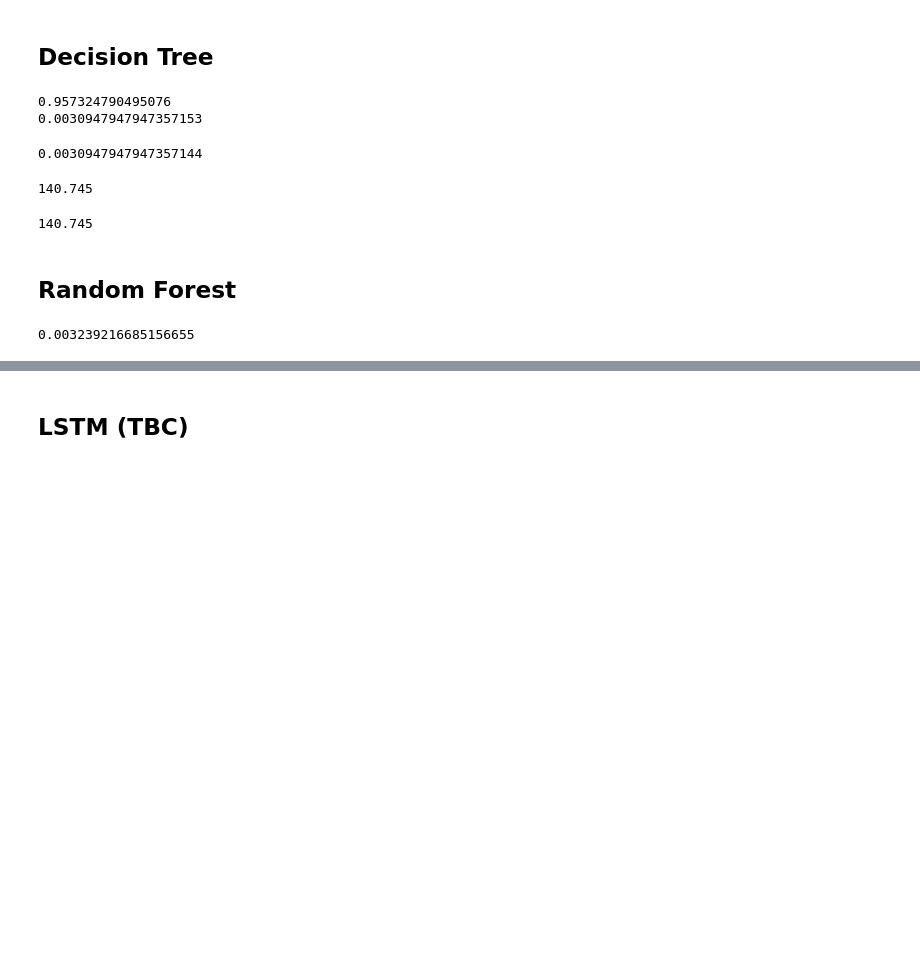
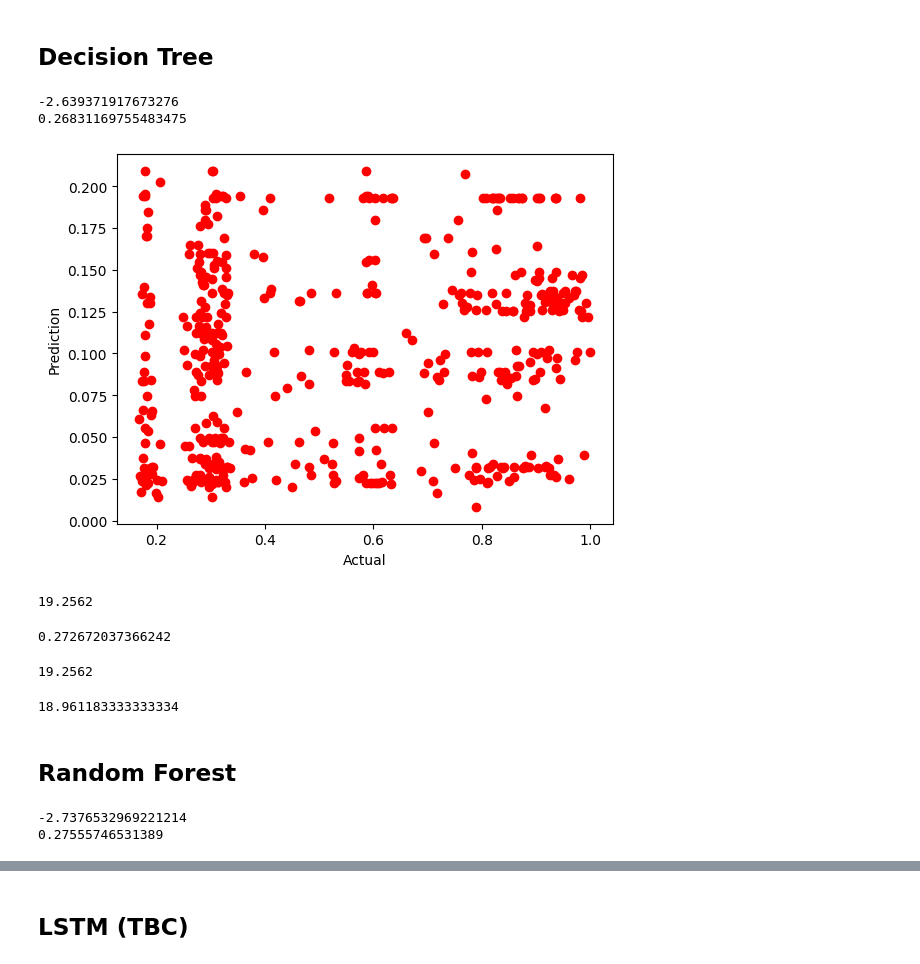
Before and after one commit to kianwai96/Stock-Price-Prediction, a Jupyter notebook: ML models.ipynb, the cells around one changed output, grey strips where cells are left out. Cells and saved outputs as stored; diff of their text form; code cells hidden in the pictures; blank space fills up the shorter version.

```diff
--- a/ML models.ipynb
+++ b/ML models.ipynb
@@ -45,2 +45,5 @@ df
 # %%
 df['Close'] = df['Close'].shift(-1)
+df.dropna(inplace=True)
+
+df_date = df.index
@@ -49,7 +50,9 @@ df.dropna(inplace=True)
 # %%
-from sklearn.preprocessing import MinMaxScaler
-
 df_columns = df.columns
 scaler = MinMaxScaler()
 
 df_transformed = scaler.fit_transform(df)
+df_transformed = pd.DataFrame(df_transformed)
+
+df_transformed.columns = df_columns
+df_transformed.set_index(df_date, inplace=True)
@@ -81,9 +66,10 @@ def traintest(data):
     Y = data['Close']
 
     X_train = X.iloc[0:int(0.7*len(X))]
-    Y_train = Y.iloc[int(len(X))-int(0.7*len(X)):int(len(Y))]
-    X_test = X.iloc[0:int(0.7*len(X))]
-    Y_test = Y.iloc[int(len(X))-int(0.7*len(X)):int(len(Y))]
+    Y_train = Y.iloc[0:int(0.7*len(Y))]
+
+    X_test = X.iloc[int(0.7*len(X)):len(X)]
+    Y_test = Y.iloc[int(0.7*len(Y)):int(len(Y))]
 
 
 
@@ -158,6 +143,8 @@ Best R² Score: 0.2655
 ## Decision Tree
 # %%
 from sklearn.tree import DecisionTreeRegressor
+
+X_train, X_test, Y_train,Y_test = traintest(df_transformed)
 
 dt = DecisionTreeRegressor()
 
@@ -165,15 +152,36 @@ dt.fit(X_train, Y_train)
 
 y_pred = dt.predict(X_test)
 
-r2 = sklearn.metrics.r2_score(Y_test, y_pred)
+r2 = r2_score(Y_test, y_pred)
 
 print(r2)
 
 mse = mean_squared_error(Y_test, y_pred)
 print(mse)
 # %% [output]
-0.957324790495076
-0.0030947947947357153
+-2.639371917673276
+0.26831169755483475
+# %%
+plt.scatter(Y_test,y_pred, color='red')
+plt.ylabel('Prediction')
+plt.xlabel('Actual')
+plt.show()
+# %% [output]
+[figure, added]
+# %%
+import numpy as np
+
+X = df_transformed.drop('Close', axis=1).iloc[-1].to_numpy().reshape(1, -1)
+
+prediction = dt.predict(X)
+
+temp = np.array([[prediction[0], X[0, 0], X[0, 1]]])
+
+original_value = scaler.inverse_transform(temp)
+
+print(original_value[0,0])
+# %% [output]
+19.2562
 # %%
 parameter ={
     'max_depth': [10,20,30,None],
@@ -191,7 +199,7 @@ y_pred = best_dt.predict(X_test)
 mse = mean_squared_error(Y_test, y_pred)
 print(mse)
 # %% [output]
-0.0030947947947357144
+0.272672037366242
 # %%
 import numpy as np
 
@@ -205,7 +213,7 @@ original_value = scaler.inverse_transform(temp)
 
 print(original_value[0,0])
 # %% [output]
-140.745
+19.2562
 # %%
 X = df_transformed.drop('Close', axis=1).iloc[-1].to_numpy().reshape(1, -1)
 
@@ -217,7 +225,7 @@ original_value = scaler.inverse_transform(temp)
 
 print(original_value[0,0])
 # %% [output]
-140.745
+18.961183333333334
 # %% [markdown]
 ## Random Forest
 # %%
@@ -228,7 +236,11 @@ rf.fit(X_train,Y_train)
 
 rf_pred = rf.predict(X_test)
 
+r2 = r2_score(Y_test,rf_pred)
+print(r2)
+
 mse = mean_squared_error(rf_pred, Y_test)
 print(mse)
 # %% [output]
-0.003239216685156655
+-2.7376532969221214
+0.27555746531389
```
Also changed, not shown: parts of 38 cells of this notebook, 3 other files.
